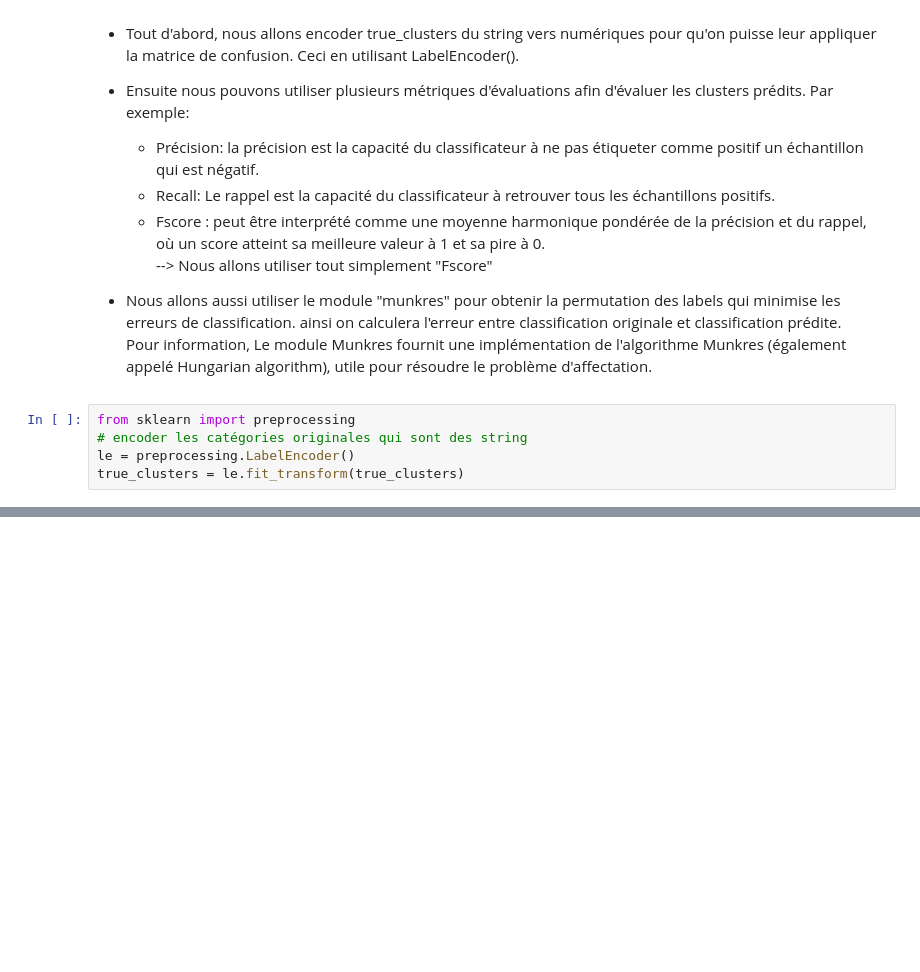
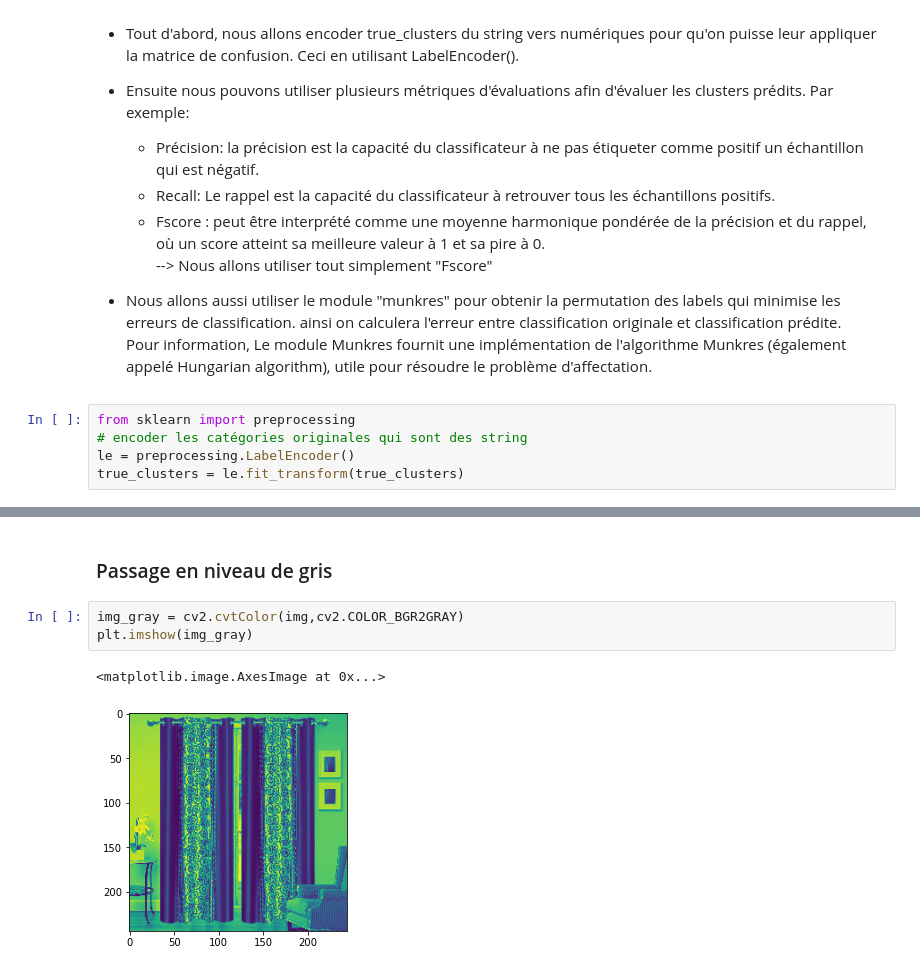
Before and after one commit to Soumaya-kh/marketplace, a Jupyter notebook: P6_NOTEBOOK.ipynb, the cells around one changed output, grey strips where cells are left out. Cells and saved outputs as stored; diff of their text form; blank space fills up the shorter version.

```diff
--- a/P6_NOTEBOOK.ipynb
+++ b/P6_NOTEBOOK.ipynb
@@ -1030,0 +1079,8 @@ print("l'erreur de la classification est error(true_clusters, predicted_clusters
+# %% [markdown]
+### Passage en niveau de gris
+# %%
+img_gray = cv2.cvtColor(img,cv2.COLOR_BGR2GRAY)
+plt.imshow(img_gray)
+# %% [output]
+<matplotlib.image.AxesImage at 0x...>
+[figure, added]
```
Also changed, not shown: parts of 60 cells of this notebook.
